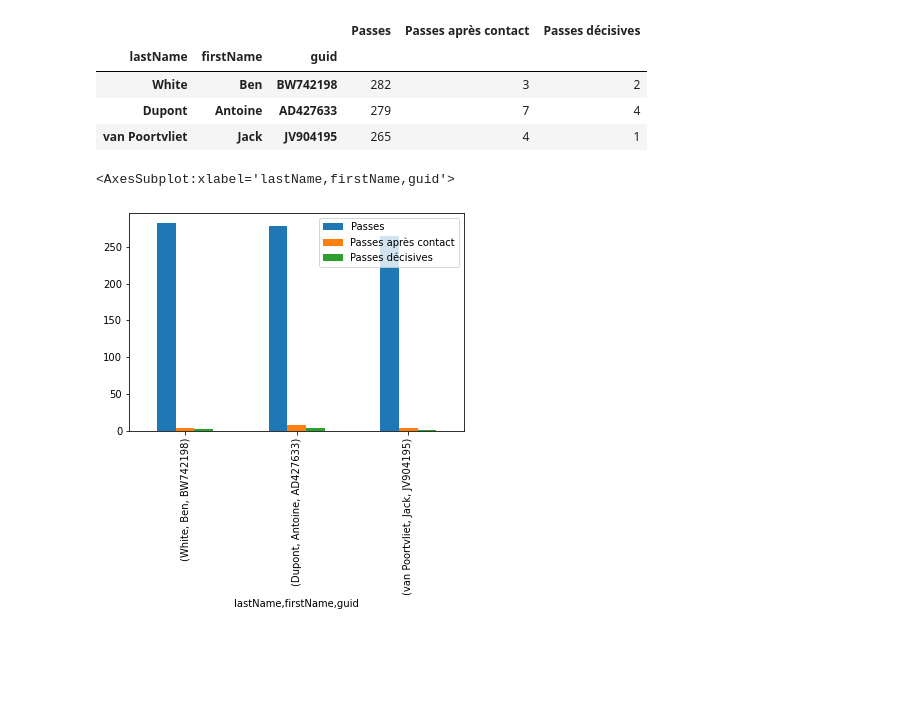
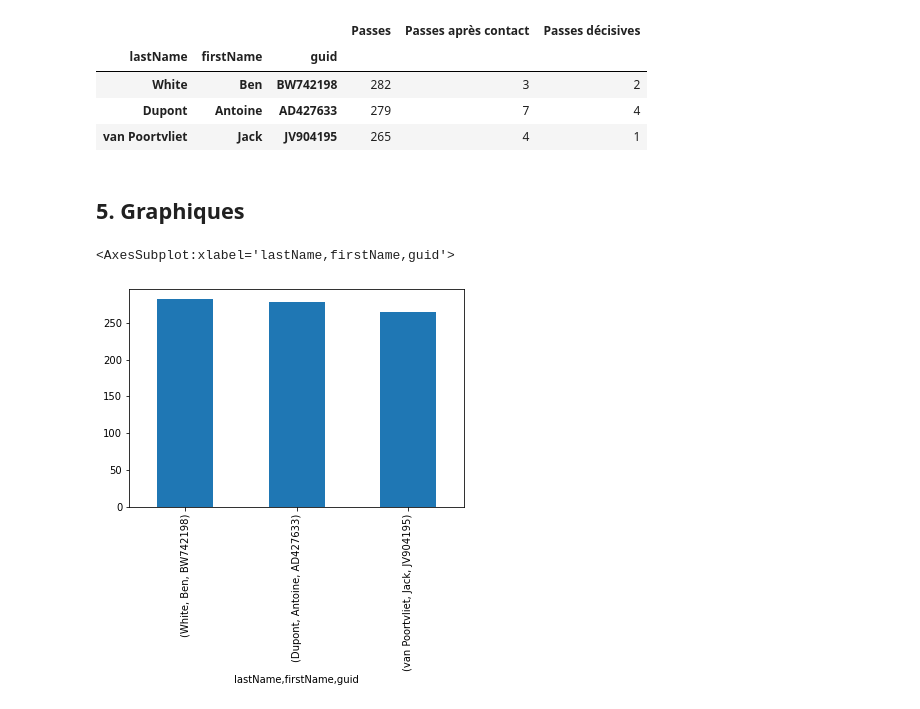
Before and after one commit to matthcol/python_rugby, a Jupyter notebook: 03-Pandas-Datetime-6nations.ipynb, the cells around one changed output. Drawn from its saved outputs; the diff is of its cells as text; code cells hidden in the pictures; blank space fills up the shorter version.

```diff
--- a/03-Pandas-Datetime-6nations.ipynb
+++ b/03-Pandas-Datetime-6nations.ipynb
@@ -597,9 +600,11 @@ top3passes
 | White | Ben | BW742198 | 282 | 3 | 2 |
 | Dupont | Antoine | AD427633 | 279 | 7 | 4 |
 | van Poortvliet | Jack | JV904195 | 265 | 4 | 1 |
+# %% [markdown]
+## 5. Graphiques
 # %%
 # teaser for last session
-top3passes.plot(kind='bar')
+top3passes.Passes.plot(kind='bar')
 # %% [output]
 <AxesSubplot:xlabel='lastName,firstName,guid'>
-[figure, old version]
+[figure, new version]
```
Also changed, not shown: parts of 27 cells of this notebook.
